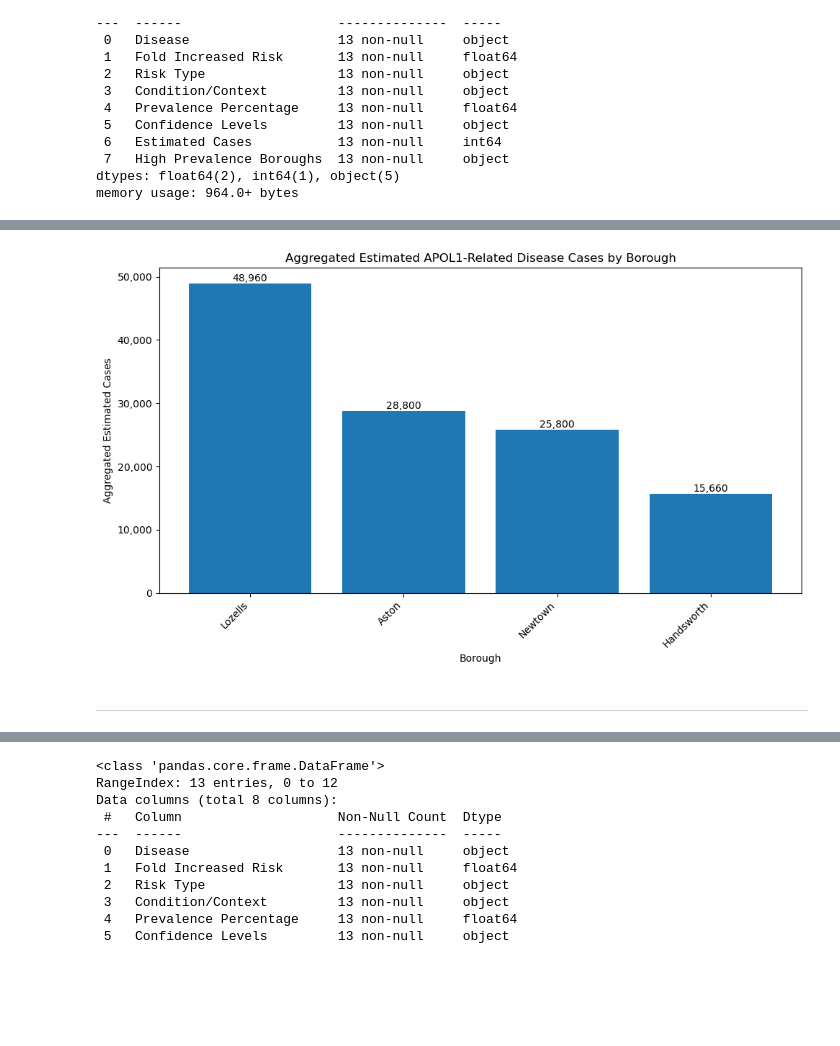
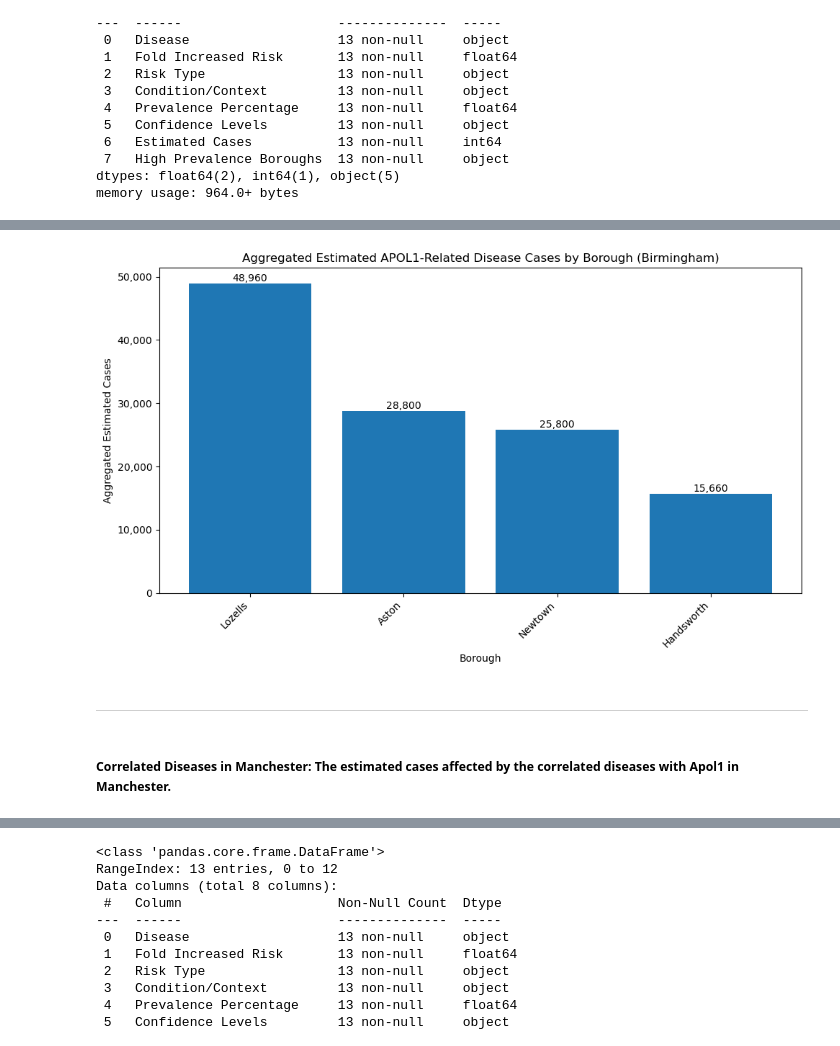
Before and after one commit to CesarChaparro1974/Dashboard-Development-for-Apol1-patients-in-UK, a Jupyter notebook: Project/notebook.ipynb, the cells around one changed output, grey strips where cells are left out. Saved outputs shown, nothing was run; the diff lists cells and outputs as text; code cells hidden in the pictures; blank space fills up the shorter version.

```diff
--- a/Project/notebook.ipynb
+++ b/Project/notebook.ipynb
@@ -299,37 +540,39 @@ plt.figure(figsize=(10, 6))
 # Group data by 'High Prevalence Boroughs' and sum the 'Estimated Cases'
 df_aggregated = correlated_disease_birmingham.groupby('High Prevalence Boroughs')['Estimated Cases'].sum().reset_index()
 
 # Sort the aggregated data by 'Estimated Cases' in descending order
 df_sorted = df_aggregated.sort_values('Estimated Cases', ascending=False)
 
 # Create bar plot
 bars = plt.bar(df_sorted['High Prevalence Boroughs'], df_sorted['Estimated Cases'])
 
 # Add value labels on top of each bar
 for bar in bars:
     height = bar.get_height()
     plt.text(bar.get_x() + bar.get_width()/2., height,
              f'{int(height):,}',
              ha='center', va='bottom')
 
 # Customize the plot
-plt.title('Aggregated Estimated APOL1-Related Disease Cases by Borough')
+plt.title('Aggregated Estimated APOL1-Related Disease Cases by Borough (Birmingham)')
 plt.xlabel('Borough')
 plt.ylabel('Aggregated Estimated Cases')
 
 # Rotate x-axis labels for better readability
 plt.xticks(rotation=45, ha='right')
 
 # Format y-axis with comma separator
 plt.gca().yaxis.set_major_formatter(plt.FuncFormatter(lambda x, p: f'{int(x):,}'))
 
 # Adjust layout to prevent text cutoff
 plt.tight_layout()
 plt.show()
 # %% [output]
-[figure, old version]
+[figure, new version]
 # %% [markdown]
 ***
+# %% [markdown]
+##### Correlated Diseases in Manchester: The estimated cases affected by the correlated diseases with Apol1 in Manchester.
 # %%
 #correlated_disease_manchester
 correlated_disease_manchester = pd.read_csv('/Users/cesarchaparro/Desktop/GitHub/Apol1_UK/Datasets/correlated_diseases_manchester.csv')
```
Also changed, not shown: parts of 65 cells of this notebook, 6 other files.
